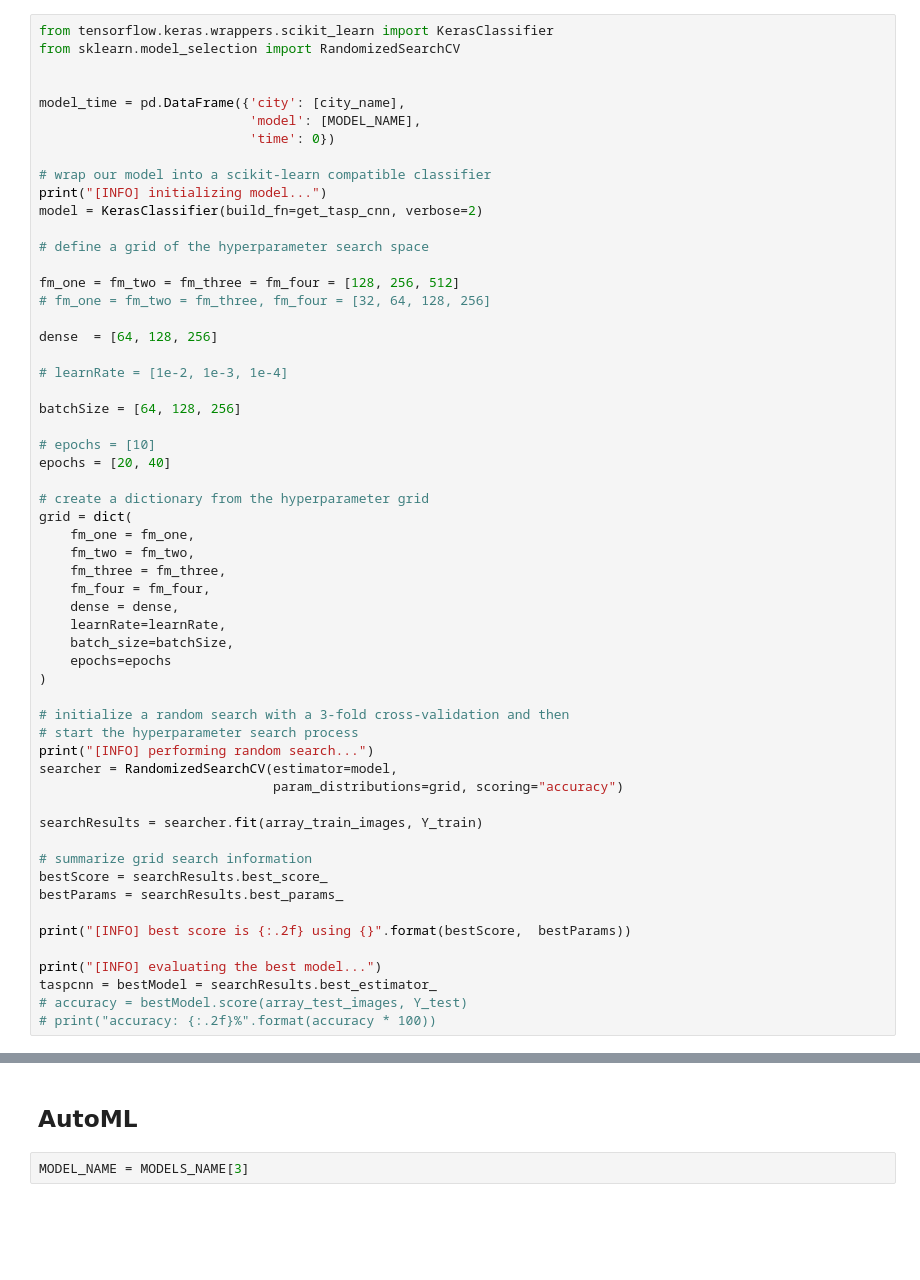
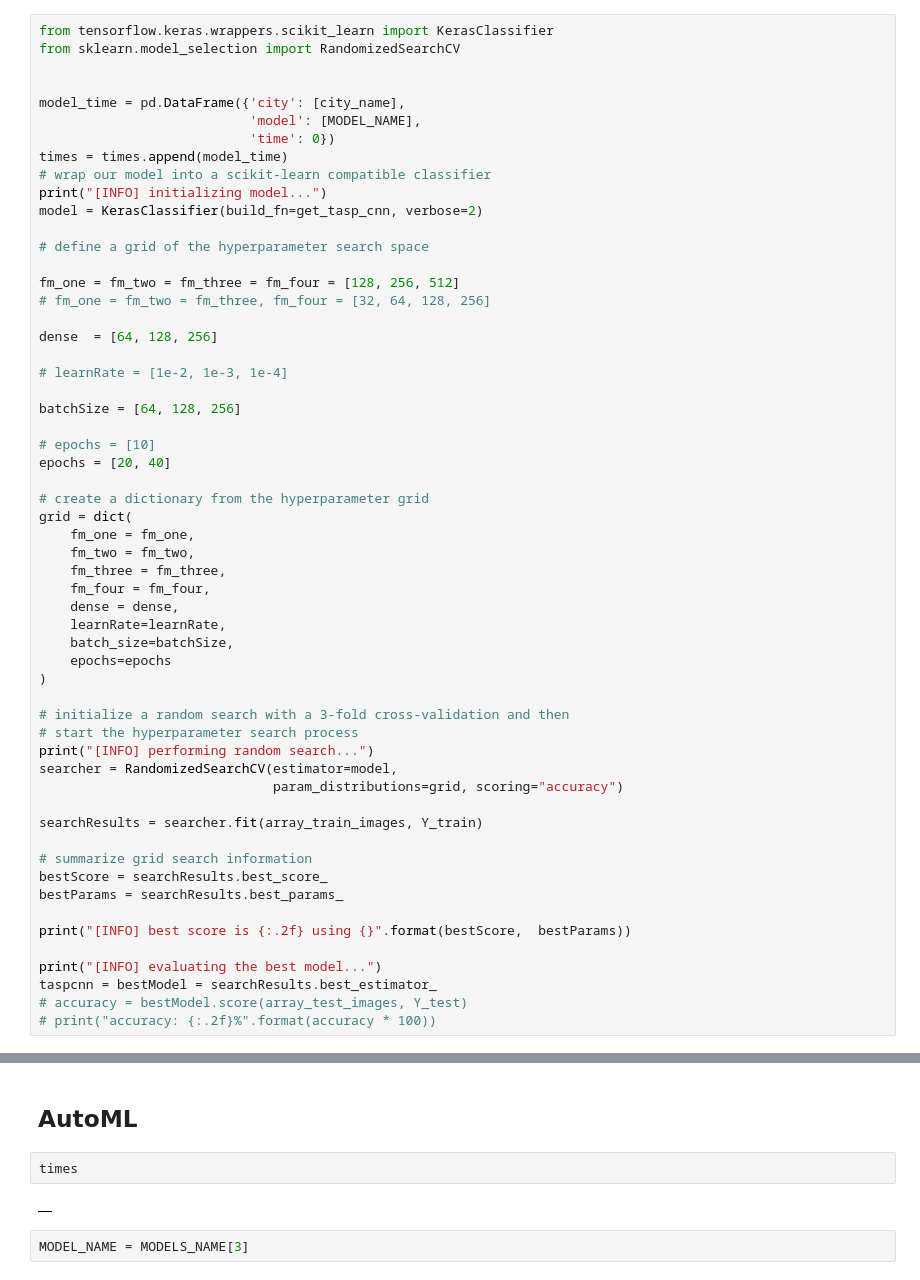
Before and after one commit to luperezsal/GTAAF-CNN, a Jupyter notebook: TASP_CNN.ipynb, the cells around one changed output, grey strips where cells are left out. Saved outputs shown, nothing was run; the diff lists cells and outputs as text; blank space fills up the shorter version.

```diff
--- a/TASP_CNN.ipynb
+++ b/TASP_CNN.ipynb
@@ -5567,7 +5567,7 @@ from sklearn.model_selection import RandomizedSearchCV
 model_time = pd.DataFrame({'city': [city_name],
                            'model': [MODEL_NAME],
                            'time': 0})
-
+times = times.append(model_time)
 # wrap our model into a scikit-learn compatible classifier
 print("[INFO] initializing model...")
 model = KerasClassifier(build_fn=get_tasp_cnn, verbose=2)
@@ -5749,6 +5749,10 @@ weighted avg      0.832   0.766     0.795  17653.000
 [figure]
 # %% [markdown]
 ## AutoML
+# %%
+times
+# %% [output]
+|  |
 # %%
 MODEL_NAME = MODELS_NAME[3]
 # %% [markdown]
```
Also changed, not shown: parts of 3 cells of this notebook, 1 other file.
